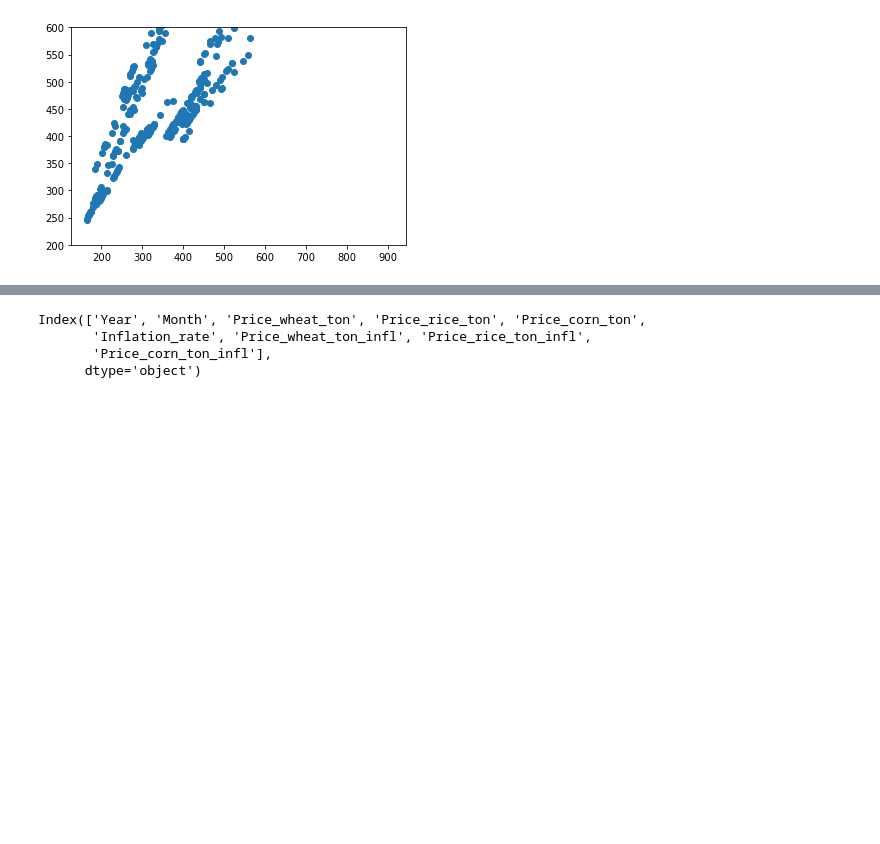
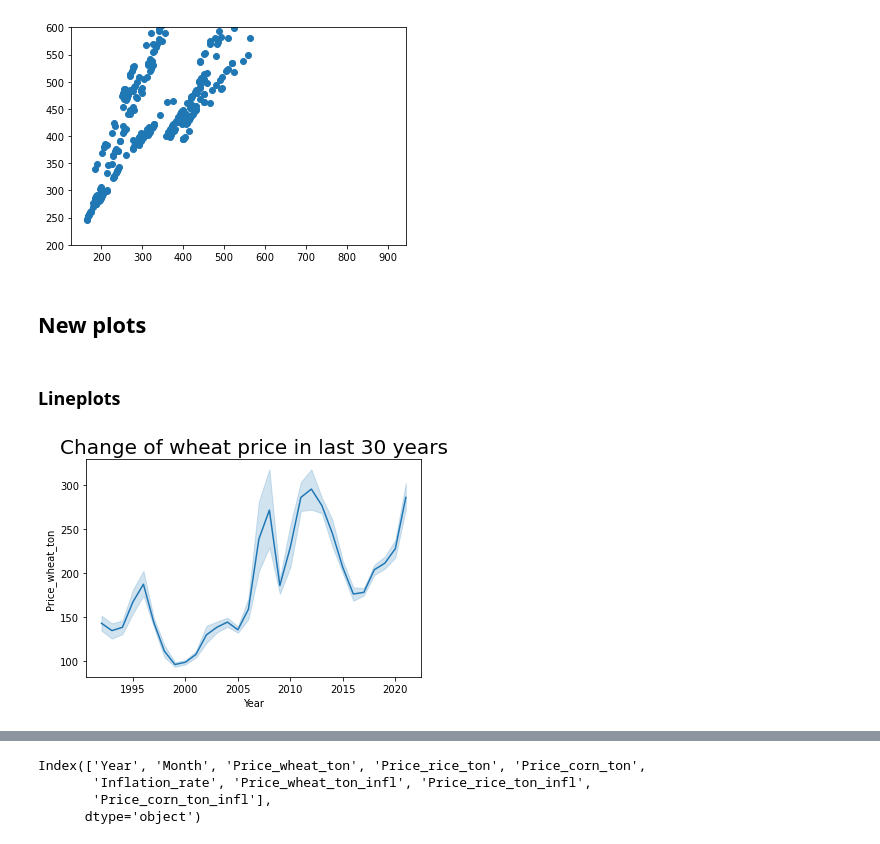
Before and after one commit to CS521-Burstein/final-project-JingyaoLu, a Jupyter notebook: team project 521 (1).ipynb, the cells around one changed output, grey strips where cells are left out. Saved outputs shown, nothing was run; the diff lists cells and outputs as text; code cells hidden in the pictures; blank space fills up the shorter version.

```diff
--- a/team project 521 (1).ipynb
+++ b/team project 521 (1).ipynb
@@ -148,3 +137,12 @@ plt.ylim(200,600)
 plt.show()
 # %% [output]
 [figure]
+# %% [markdown]
+## New plots
+# %% [markdown]
+### Lineplots
+# %%
+sns.lineplot(x="Year", y="Price_wheat_ton",data=dataset)
+plt.title("Change of wheat price in last 30 years", fontsize = 20);
+# %% [output]
+[figure, added]
```
Also changed, not shown: parts of 49 cells of this notebook.
